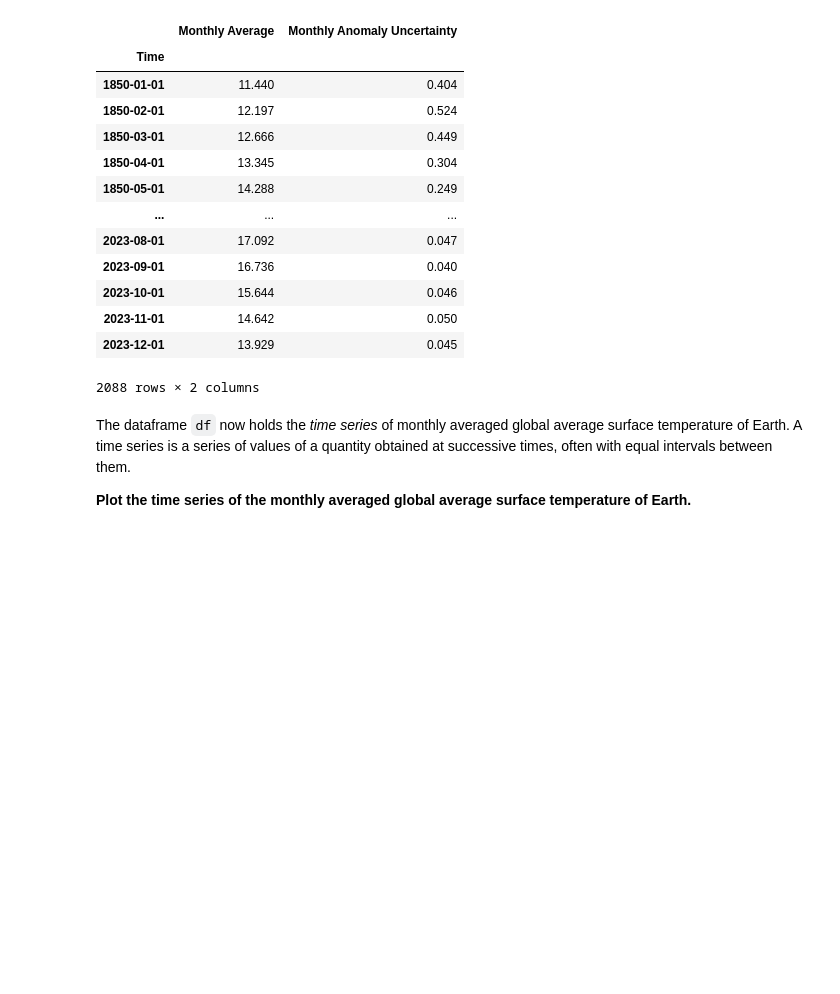
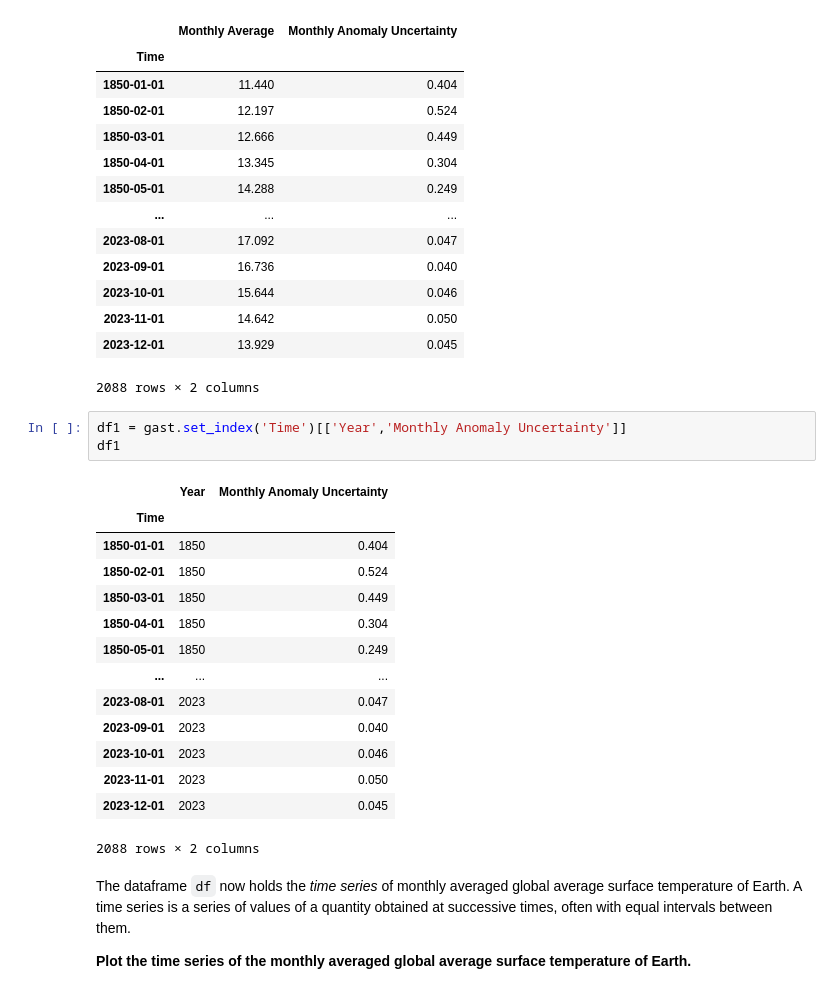
Before and after one commit to walipalmer/CFR-2024, a Jupyter notebook: module_climate/00_intro_to_climate_answers.ipynb, the cells around one changed output. Cells and saved outputs as stored; diff of their text form; blank space fills up the shorter version.

```diff
--- a/module_climate/00_intro_to_climate_answers.ipynb
+++ b/module_climate/00_intro_to_climate_answers.ipynb
@@ -110,6 +110,24 @@ df
 | 2023-11-01 | 14.642 | 0.050 |
 | 2023-12-01 | 13.929 | 0.045 |
 2088 rows × 2 columns
+# %%
+df1 = gast.set_index('Time')[['Year','Monthly Anomaly Uncertainty']]
+df1
+# %% [output]
+|  | Year | Monthly Anomaly Uncertainty |
+| Time |  |  |
+| 1850-01-01 | 1850 | 0.404 |
+| 1850-02-01 | 1850 | 0.524 |
+| 1850-03-01 | 1850 | 0.449 |
+| 1850-04-01 | 1850 | 0.304 |
+| 1850-05-01 | 1850 | 0.249 |
+| ... | ... | ... |
+| 2023-08-01 | 2023 | 0.047 |
+| 2023-09-01 | 2023 | 0.040 |
+| 2023-10-01 | 2023 | 0.046 |
+| 2023-11-01 | 2023 | 0.050 |
+| 2023-12-01 | 2023 | 0.045 |
+2088 rows × 2 columns
 # %% [markdown]
 The dataframe `df` now holds the *time series* of monthly averaged global average surface temperature of Earth. A time series is a series of values of a quantity obtained at successive times, often with equal intervals between them.
 
```
Also changed, not shown: parts of 3 cells of this notebook.
